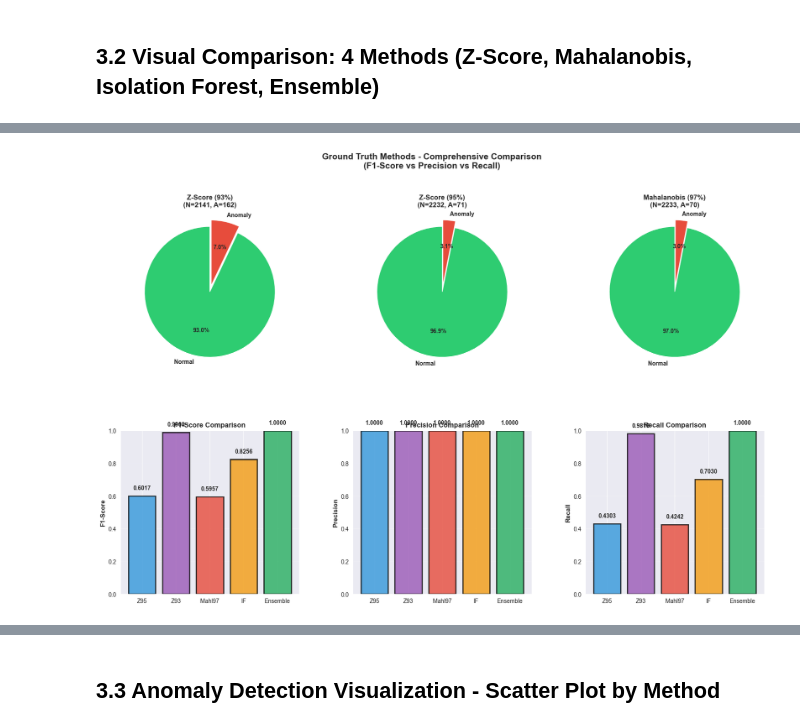
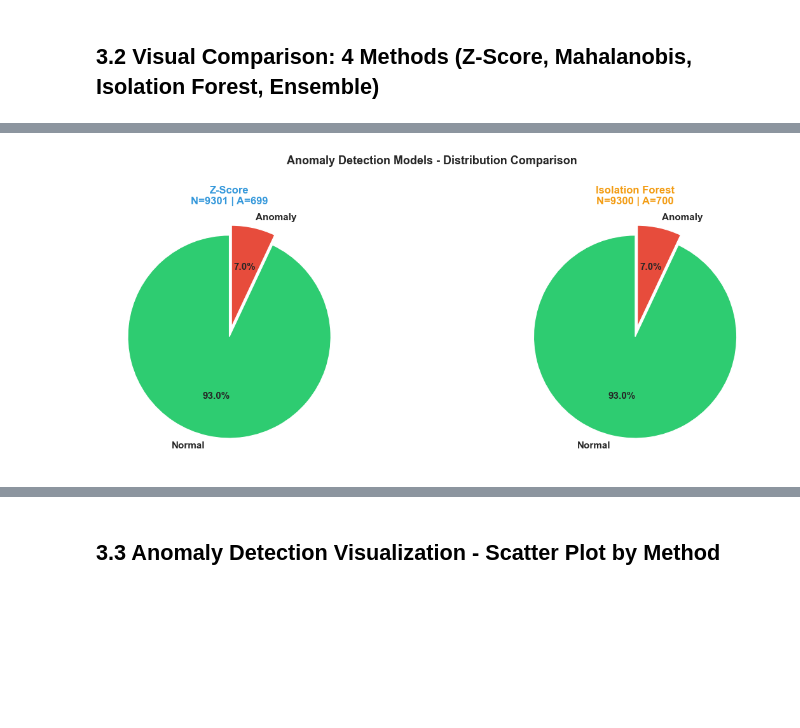
Before and after one commit to Souvikhazra15/NexAura, a Jupyter notebook: models/OmniAnamoly/Comprehensive_Anomaly_Detection_Pipeline.ipynb, the cells around one changed output, grey strips where cells are left out. Saved outputs shown, nothing was run; the diff lists cells and outputs as text; code cells hidden in the pictures; blank space fills up the shorter version.

```diff
--- a/models/OmniAnamoly/Comprehensive_Anomaly_Detection_Pipeline.ipynb
+++ b/models/OmniAnamoly/Comprehensive_Anomaly_Detection_Pipeline.ipynb
@@ -862,73 +246,85 @@ Isolation Forest (5%) 116   0  49 2138        1.0 0.703030  0.825623        116
 # %% [markdown]
 ## 3.2 Visual Comparison: 4 Methods (Z-Score, Mahalanobis, Isolation Forest, Ensemble)
 # %%
-# Create comprehensive 2x3 visualization comparing all methods
-fig = plt.figure(figsize=(20, 12))
-gs = fig.add_gridspec(2, 3, hspace=0.35, wspace=0.3)
+# Simplified 1x2 visualization comparing Z-Score and Isolation Forest
+fig = plt.figure(figsize=(14, 5))
 
-methods_list = [
-    {'name': 'Z-Score (93%)', 'labels': labels_zscore_93, 'color': '#3498db'},
-    {'name': 'Z-Score (95%)', 'labels': labels_zscore_95, 'color': '#9b59b6'},
-    {'name': 'Mahalanobis (97%)', 'labels': labels_mahal_97, 'color': '#e74c3c'},
+models_list = [
+    {'name': 'Z-Score', 'labels': labels_zscore_93, 'color': '#3498db'},
     {'name': 'Isolation Forest', 'labels': labels_iforest, 'color': '#f39c12'},
-    {'name': 'Ensemble (Z+IF)', 'labels': true_labels, 'color': '#27ae60'},
 ]
 
-# Top row: Pie charts showing anomaly distribution for each method
-for idx, method in enumerate(methods_list[:3]):
-    ax = fig.add_subplot(gs[0, idx])
-    normal_count = np.sum(method['labels'] == 0)
-    anomaly_count = np.sum(method['labels'] == 1)
+# Left: Pie charts
+for idx, model in enumerate(models_list):
+    ax = fig.add_subplot(1, 2, idx+1)
+    normal_count = np.sum(model['labels'] == 0)
+    anomaly_count = np.sum(model['labels'] == 1)
     sizes = [normal_count, anomaly_count]
     colors = ['#2ecc71', '#e74c3c']
     explode = (0, 0.1)
 
     wedges, texts, autotexts = ax.pie(sizes, labels=['Normal', 'Anomaly'], autopct='%1.1f%%',
-                                        colors=colors, startangle=90, explode=explode, textprops={'fontsize': 10, 'weight': 'bold'})
-    ax.set_title(f'{method["name"]}\n(N={normal_count}, A={anomaly_count})', fontweight='bold', fontsize=12)
-    ax.grid(False)
+                                        colors=colors, startangle=90, explode=explode,
+                                        textprops={'fontsize': 11, 'weight': 'bold'})
+    ax.set_title(f'{model["name"]}\nN={normal_count} | A={anomaly_count}',
+                 fontweight='bold', fontsize=12, color=model['color'])
 
-# Bottom left + middle: Performance metrics bar charts
-ax = fig.add_subplot(gs[1, 0])
-methods_short = ['Z95', 'Z93', 'Mahl97', 'IF', 'Ensemble']
+plt.suptitle('Anomaly Detection Models - Distribution Comparison',
+             fontweight='bold', fontsize=13, y=1.00)
+plt.tight_layout()
+plt.savefig('Anomaly_Models_Distribution.png', dpi=150, bbox_inches='tight')
+print('✓ Saved: Anomaly_Models_Distribution.png')
+plt.show()
+
+# Performance metrics bar chart
+fig, axes = plt.subplots(1, 3, figsize=(15, 5))
+
+models_short = metrics_df['Model'].values
 f1_scores = metrics_df['F1-Score'].values
-colors_bars = ['#3498db', '#9b59b6', '#e74c3c', '#f39c12', '#27ae60']
-bars = ax.bar(methods_short, f1_scores, color=colors_bars, edgecolor='black', linewidth=2, alpha=0.8)
+precision_vals = metrics_df['Precision'].values
+recall_vals = metrics_df['Recall'].values
+colors_bars = ['#3498db', '#f39c12']
+
+# F1-Score
+ax = axes[0]
+bars = ax.bar(models_short, f1_scores, color=colors_bars, edgecolor='black', linewidth=2, alpha=0.8)
 ax.set_ylabel('F1-Score', fontweight='bold', fontsize=11)
 ax.set_title('F1-Score Comparison', fontweight='bold', fontsize=12)
 ax.set_ylim([0, 1])
 ax.grid(axis='y', alpha=0.3)
 for bar, val in zip(bars, f1_scores):
     height = bar.get_height()
-    ax.text(bar.get_x() + bar.get_width()/2., height + 0.03, f'{val:.4f}', ha='center', va='bottom', fontweight='bold', fontsize=10)
+    ax.text(bar.get_x() + bar.get_width()/2., height + 0.03, f'{val:.4f}',
+            ha='center', va='bottom', fontweight='bold', fontsize=10)
 
-# Precision comparison
-ax = fig.add_subplot(gs[1, 1])
-precision_vals = metrics_df['Precision'].values
-bars = ax.bar(methods_short, precision_vals, color=colors_bars, edgecolor='black', linewidth=2, alpha=0.8)
+# Precision
+ax = axes[1]
+bars = ax.bar(models_short, precision_vals, color=colors_bars, edgecolor='black', linewidth=2, alpha=0.8)
 ax.set_ylabel('Precision', fontweight='bold', fontsize=11)
 ax.set_title('Precision Comparison', fontweight='bold', fontsize=12)
 ax.set_ylim([0, 1])
 ax.grid(axis='y', alpha=0.3)
 for bar, val in zip(bars, precision_vals):
     height = bar.get_height()
-    ax.text(bar.get_x() + bar.get_width()/2., height + 0.03, f'{val:.4f}', ha='center', va='bottom', fontweight='bold', fontsize=10)
+    ax.text(bar.get_x() + bar.get_width()/2., height + 0.03, f'{val:.4f}',
+            ha='center', va='bottom', fontweight='bold', fontsize=10)
 
-# Recall comparison
-ax = fig.add_subplot(gs[1, 2])
-recall_vals = metrics_df['Recall'].values
-bars = ax.bar(methods_short, recall_vals, color=colors_bars, edgecolor='black', linewidth=2, alpha=0.8)
+# Recall
+ax = axes[2]
+bars = ax.bar(models_short, recall_vals, color=colors_bars, edgecolor='black', linewidth=2, alpha=0.8)
 ax.set_ylabel('Recall', fontweight='bold', fontsize=11)
 ax.set_title('Recall Comparison', fontweight='bold', fontsize=12)
 ax.set_ylim([0, 1])
 ax.grid(axis='y', alpha=0.3)
 for bar, val in zip(bars, recall_vals):
     height = bar.get_height()
-    ax.text(bar.get_x() + bar.get_width()/2., height + 0.03, f'{val:.4f}', ha='center', va='bottom', fontweight='bold', fontsize=10)
+    ax.text(bar.get_x() + bar.get_width()/2., height + 0.03, f'{val:.4f}',
+            ha='center', va='bottom', fontweight='bold', fontsize=10)
 
-plt.suptitle('Ground Truth Methods - Comprehensive Comparison\n(F1-Score vs Precision vs Recall)',
-             fontweight='bold', fontsize=15, y=0.995)
-plt.savefig('Ground_Truth_Methods_Comparison.png', dpi=150, bbox_inches='tight')
-print('✓ Saved: Ground_Truth_Methods_Comparison.png')
+plt.suptitle('Performance Metrics - Z-Score vs Isolation Forest',
+             fontweight='bold', fontsize=13)
+plt.tight_layout()
+plt.savefig('Model_Metrics_Comparison.png', dpi=150, bbox_inches='tight')
+print('✓ Saved: Model_Metrics_Comparison.png')
 plt.show()
 # %% [output]
@@ -936 +332 @@ plt.show()
-[figure, old version]
+[figure, new version]
```
Also changed, not shown: parts of 48 cells of this notebook, 14 other files.
